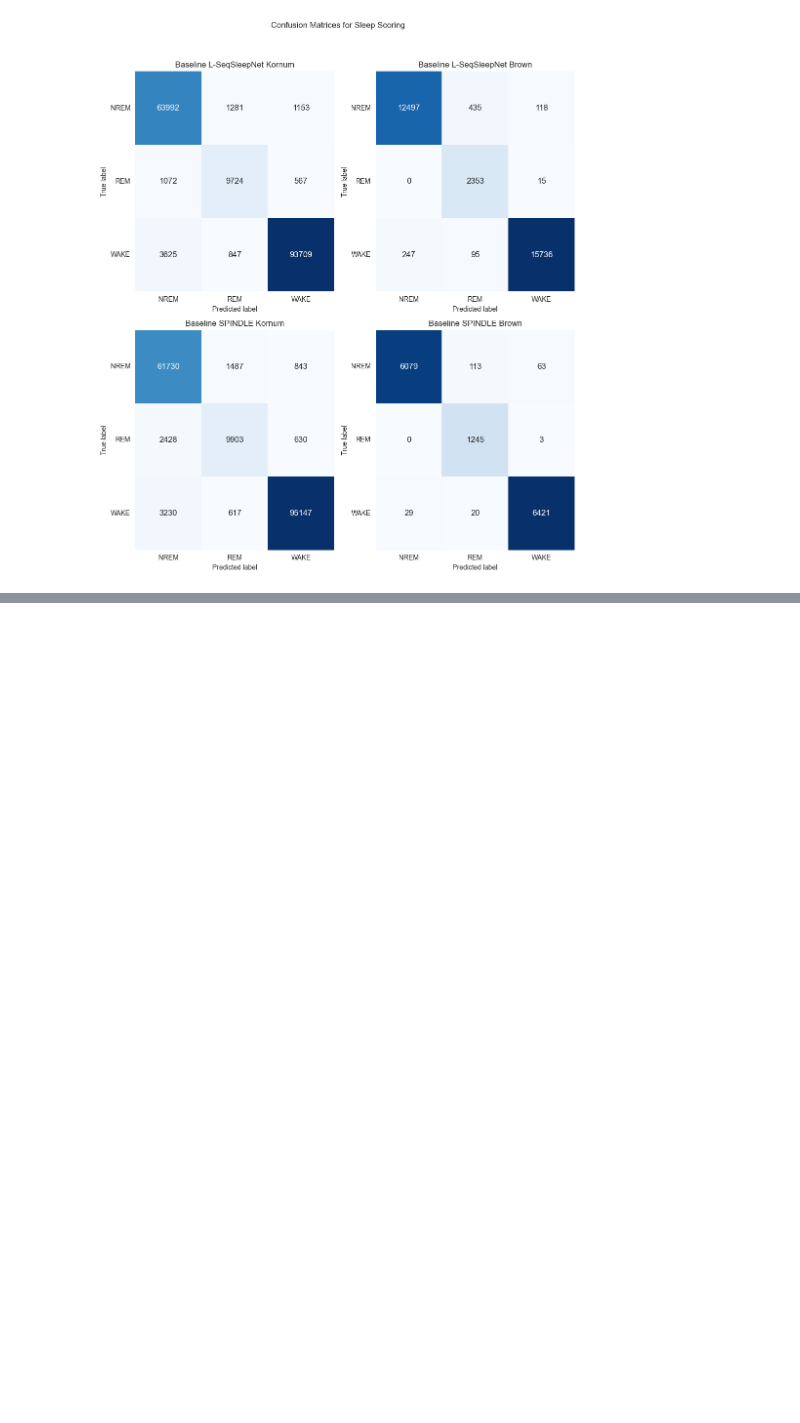
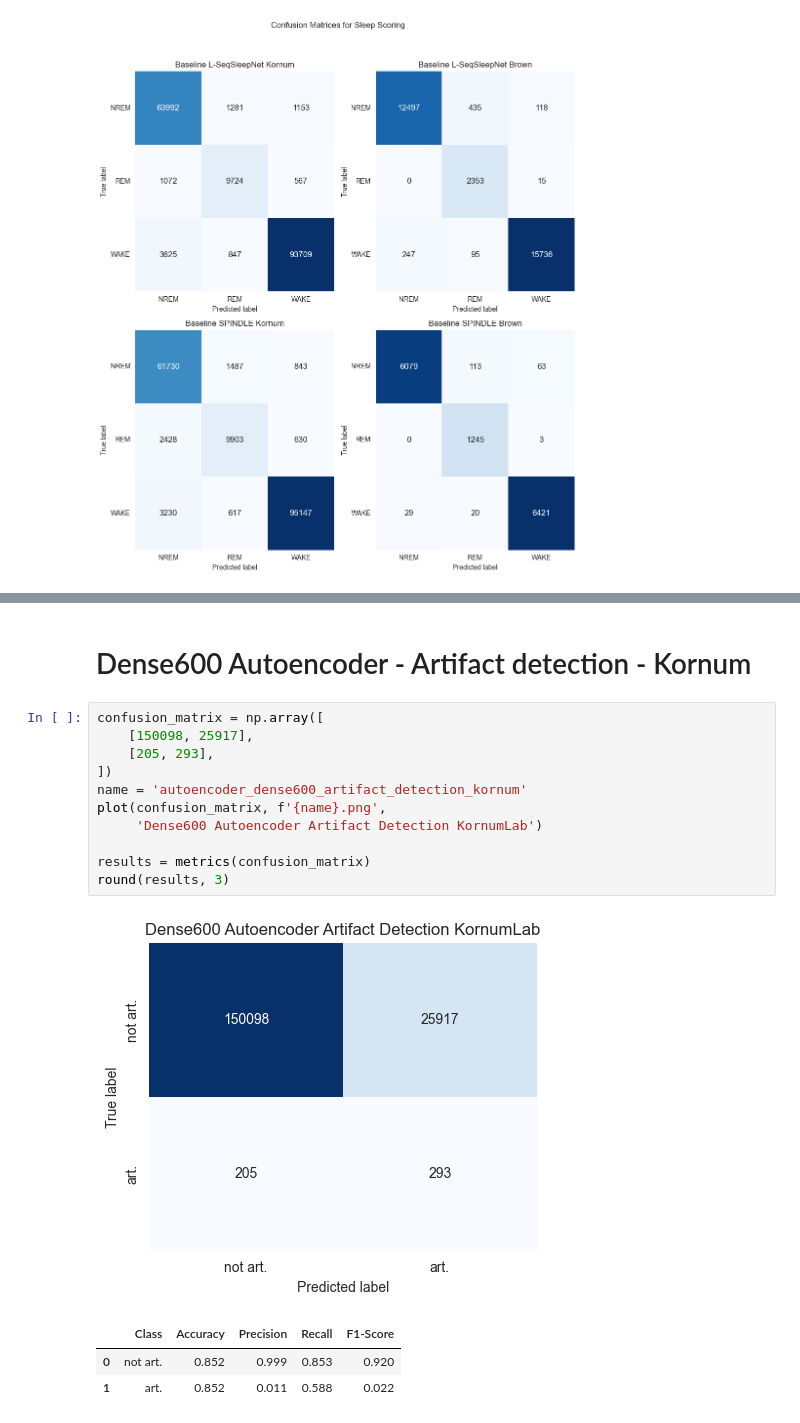
Before and after one commit to LucasDJensen/02466-spindle, a Jupyter notebook: extract_embeddings/Matrix Reproducer.ipynb, the cells around one changed output, grey strips where cells are left out. Saved outputs shown, nothing was run; the diff lists cells and outputs as text; blank space fills up the shorter version.

```diff
--- a/extract_embeddings/Matrix Reproducer.ipynb
+++ b/extract_embeddings/Matrix Reproducer.ipynb
@@ -668,0 +745,18 @@ plt.show()
+# %% [markdown]
+# Dense600 Autoencoder - Artifact detection - Kornum
+# %%
+confusion_matrix = np.array([
+    [150098, 25917],
+    [205, 293],
+])
+name = 'autoencoder_dense600_artifact_detection_kornum'
+plot(confusion_matrix, f'{name}.png',
+     'Dense600 Autoencoder Artifact Detection KornumLab')
+
+results = metrics(confusion_matrix)
+round(results, 3)
+# %% [output]
+[figure, added]
+|  | Class | Accuracy | Precision | Recall | F1-Score |
+| 0 | not art. | 0.852 | 0.999 | 0.853 | 0.920 |
+| 1 | art. | 0.852 | 0.011 | 0.588 | 0.022 |
```
Also changed, not shown: parts of 19 cells of this notebook.
